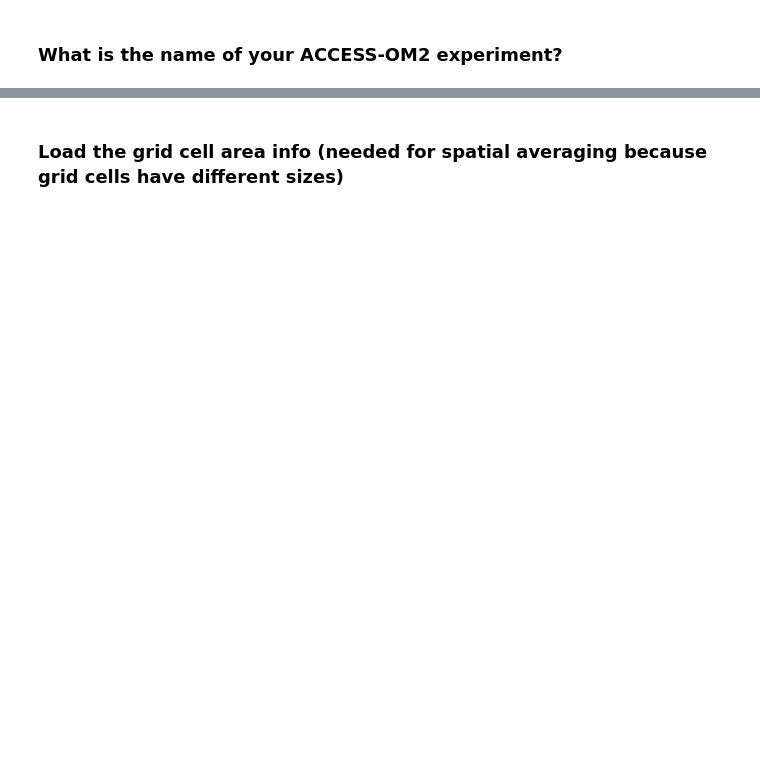
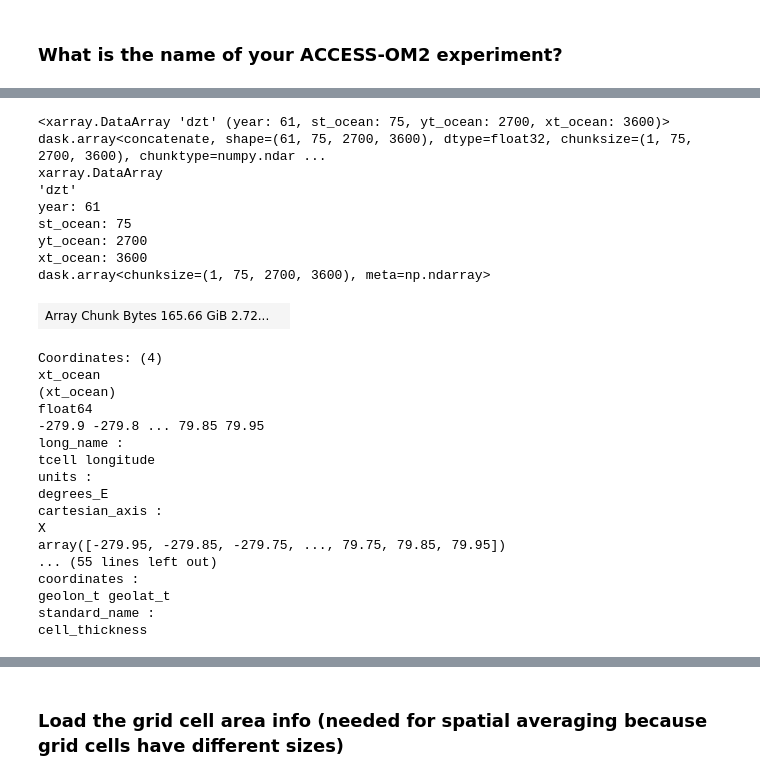
Before and after one commit to hrsdawson/ACCESS-WOMBAT_01deg_BGC_validation, a Jupyter notebook: notebooks/drift.ipynb, the cells around one changed output, grey strips where cells are left out. Drawn from its saved outputs; the diff is of its cells as text; code cells hidden in the pictures; blank space fills up the shorter version.

```diff
--- a/notebooks/drift.ipynb
+++ b/notebooks/drift.ipynb
@@ -22,3 +48,8 @@ session = cc.database.create_session()
 ### What is the name of your ACCESS-OM2 experiment?
 # %%
 ename = '01deg_jra55v140_iaf_cycle4'
+# %%
+datadir = '/g/data/cj50/access-om2/raw-output/access-om2-01/01deg_jra55v140_iaf_cycle4/'
+# %%
+def preproc(ds):
+    return ds.groupby('time.year').mean()
@@ -24,0 +71,31 @@ ename = '01deg_jra55v140_iaf_cycle4'
+# %%
+files = sorted(glob(datadir + '/output*/ocean/ocean-3d-dzt-1-monthly-mean-*.nc'))
+dzt = xr.open_mfdataset(files, preprocess=preproc,parallel=True).dzt
+dzt
+# %% [output]
+<xarray.DataArray 'dzt' (year: 61, st_ocean: 75, yt_ocean: 2700, xt_ocean: 3600)> dask.array<concatenate, shape=(61, 75, 2700, 3600), dtype=float32, chunksize=(1, 75, 2700, 3600), chunktype=numpy.ndar ...
+xarray.DataArray
+'dzt'
+year: 61
+st_ocean: 75
+yt_ocean: 2700
+xt_ocean: 3600
+dask.array<chunksize=(1, 75, 2700, 3600), meta=np.ndarray>
+| Array Chunk Bytes 165.66 GiB 2.72... |  |
+Coordinates: (4)
+xt_ocean
+(xt_ocean)
+float64
+-279.9 -279.8 ... 79.85 79.95
+long_name :
+tcell longitude
+units :
+degrees_E
+cartesian_axis :
+X
+array([-279.95, -279.85, -279.75, ..., 79.75, 79.85, 79.95])
+... (55 lines left out)
+coordinates :
+geolon_t geolat_t
+standard_name :
+cell_thickness
```
Also changed, not shown: parts of 11 cells of this notebook.
